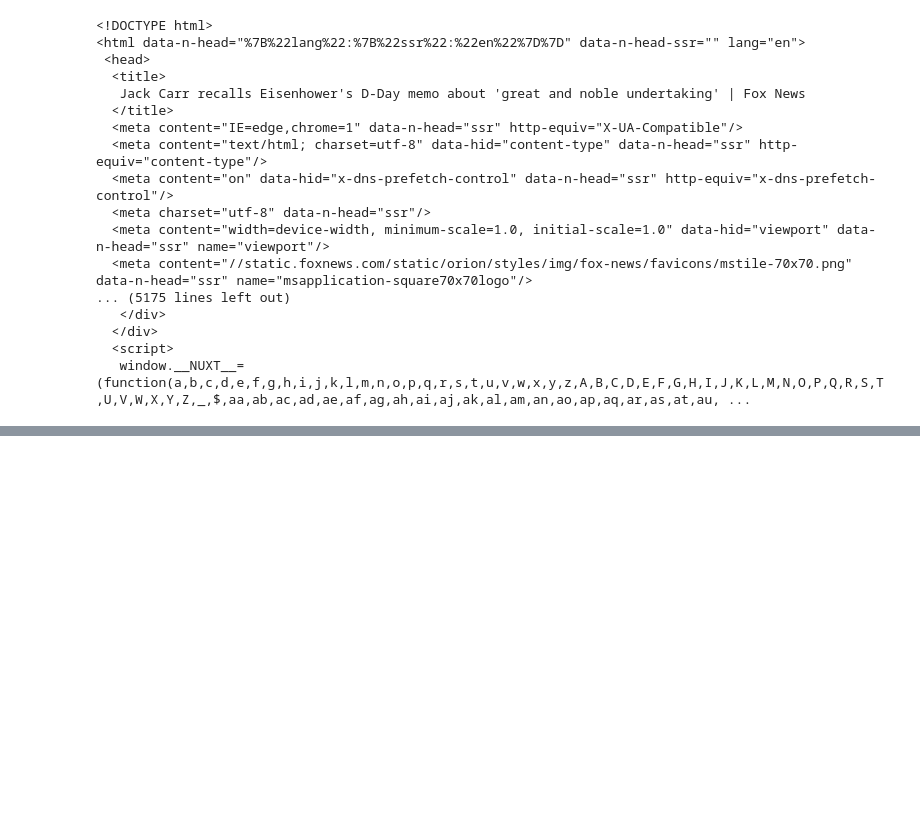
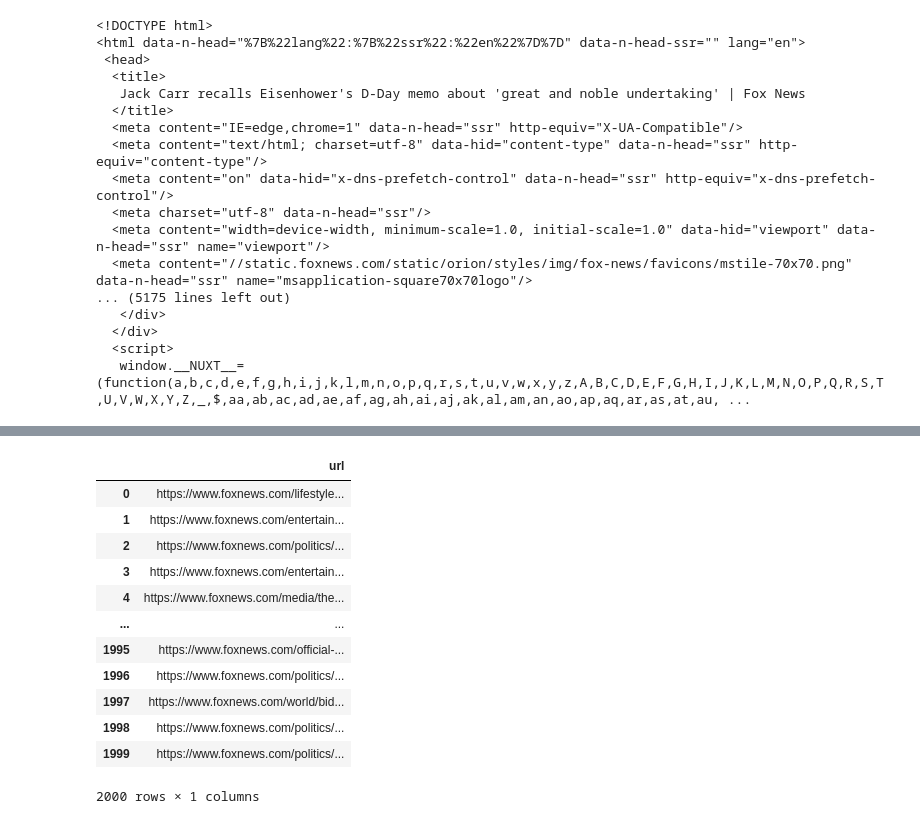
Before and after one commit to r0hankrishnan/cis-5190-news, a Jupyter notebook: notebooks/01_scraping_demo.ipynb, the cells around one changed output, grey strips where cells are left out. Saved outputs shown, nothing was run; the diff lists cells and outputs as text; code cells hidden in the pictures; blank space fills up the shorter version.

```diff
--- a/notebooks/01_scraping_demo.ipynb
+++ b/notebooks/01_scraping_demo.ipynb
@@ -198,0 +221,2 @@ article_info = {
+# %%
+fox_links = links[links["url"].str.contains("foxnews.com")]
@@ -198,0 +227,16 @@ article_info = {
+# %%
+fox_links
+# %% [output]
+|  | url |
+| 0 | https://www.foxnews.com/lifestyle... |
+| 1 | https://www.foxnews.com/entertain... |
+| 2 | https://www.foxnews.com/politics/... |
+| 3 | https://www.foxnews.com/entertain... |
+| 4 | https://www.foxnews.com/media/the... |
+| ... | ... |
+| 1995 | https://www.foxnews.com/official-... |
+| 1996 | https://www.foxnews.com/politics/... |
+| 1997 | https://www.foxnews.com/world/bid... |
+| 1998 | https://www.foxnews.com/politics/... |
+| 1999 | https://www.foxnews.com/politics/... |
+2000 rows × 1 columns
```
Also changed, not shown: parts of 16 cells of this notebook.
